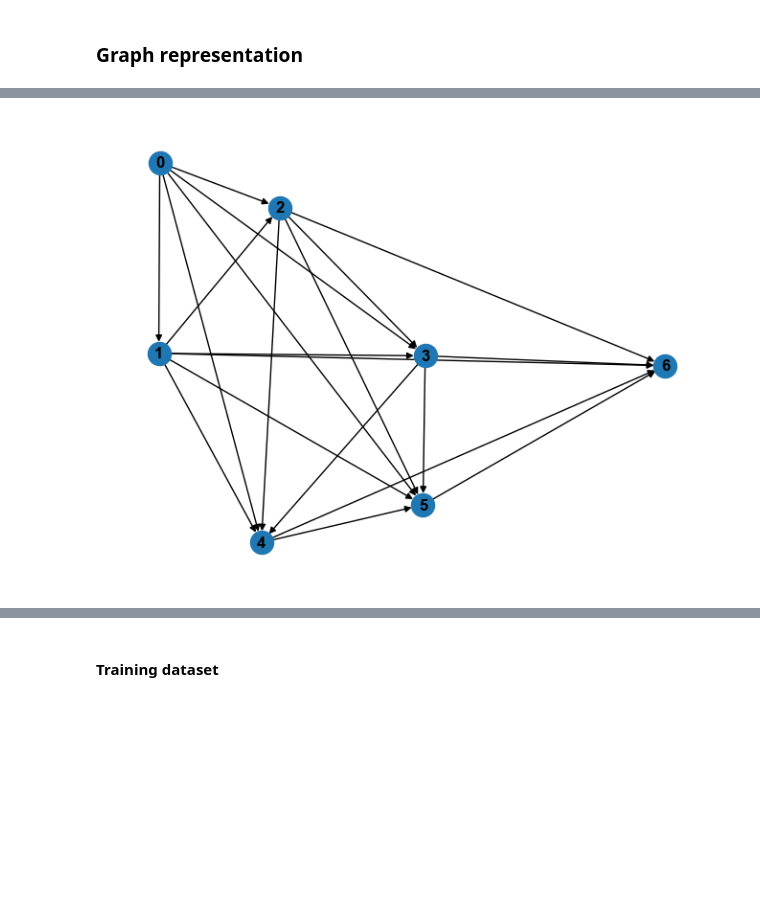
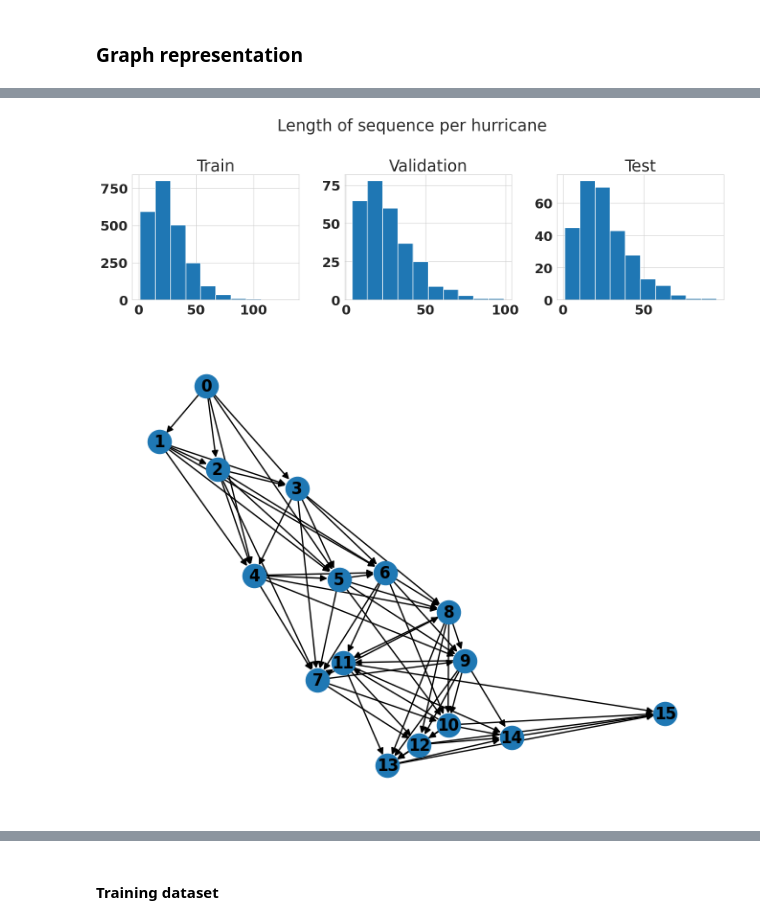
Before and after one commit to EmmaGau/hurricanes_prediction_mlns, a Jupyter notebook: notebooks/explo.ipynb, the cells around one changed output, grey strips where cells are left out. Drawn from its saved outputs; the diff is of its cells as text; code cells hidden in the pictures; blank space fills up the shorter version.

```diff
--- a/notebooks/explo.ipynb
+++ b/notebooks/explo.ipynb
@@ -325,3 +399,18 @@ def get_dic_graph(df, loc_feature_names, weather_feature_names, max_seq_lenght=1
+# %%
+fig, axs = plt.subplots(1, 3, figsize=(15, 5))
+
+df_train.groupby("ID").count()["Date"].hist(ax=axs[0])
+axs[0].set_title("Train")
+df_val.groupby("ID").count()["Date"].hist(ax=axs[1])
+axs[1].set_title("Validation")
+df_test.groupby("ID").count()["Date"].hist(ax=axs[2])
+axs[2].set_title("Test")
+
+fig.suptitle("Length of sequence per hurricane")
+fig.tight_layout()
+plt.show()
+# %% [output]
+[figure, added]
 # %%
 weather_feature_names = ['Maximum Wind', 'Minimum Pressure', 'Low Wind NE', 'Low Wind SE',
        'Low Wind SW', 'Low Wind NW', 'Moderate Wind NE', 'Moderate Wind SE',
@@ -331,8 +422,6 @@ dic_graph, dic_X, dic_Y = get_dic_graph(df, loc_feature_names=["Latitude", "Long
-# %%
-nx.draw(dic_graph["AL011851"], with_labels=True, font_weight='bold')
-# labels = {e: dic_graph["AL011851"].edges[e]['weight'] for e in dic_graph["AL011851"].edges}
-# nx.draw_networkx_edge_labels(dic_graph["AL011851"], pos = nx.spring_layout(dic_graph["AL011851"], k=10), edge_labels=labels)
-plt.show()
-# %% [output]
-[figure, removed]
+# %%
+nx.draw(dic_graph_train[list(dic_graph_train.keys())[1]], with_labels=True, font_weight='bold')
+plt.show()
+# %% [output]
+[figure, added]
 # %%
```
Also changed, not shown: parts of 29 cells of this notebook.
